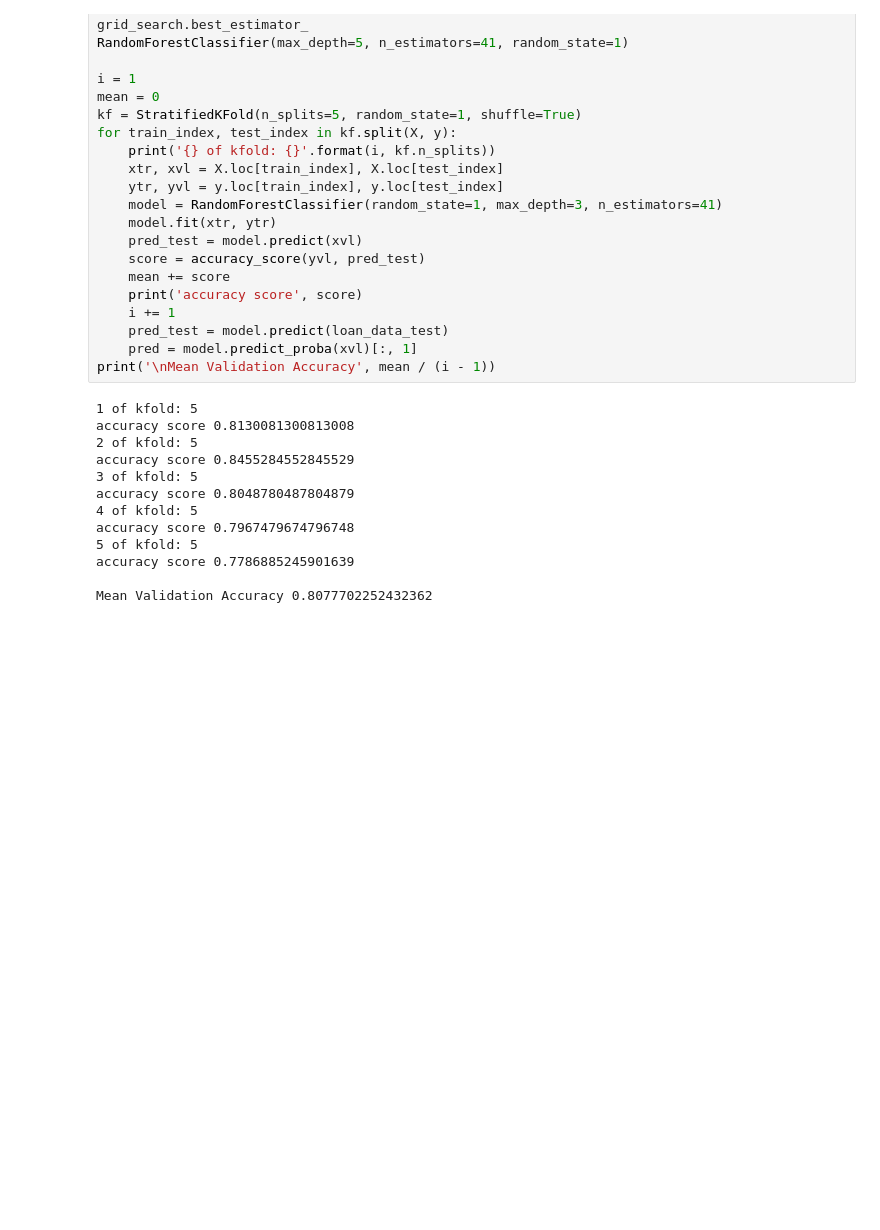
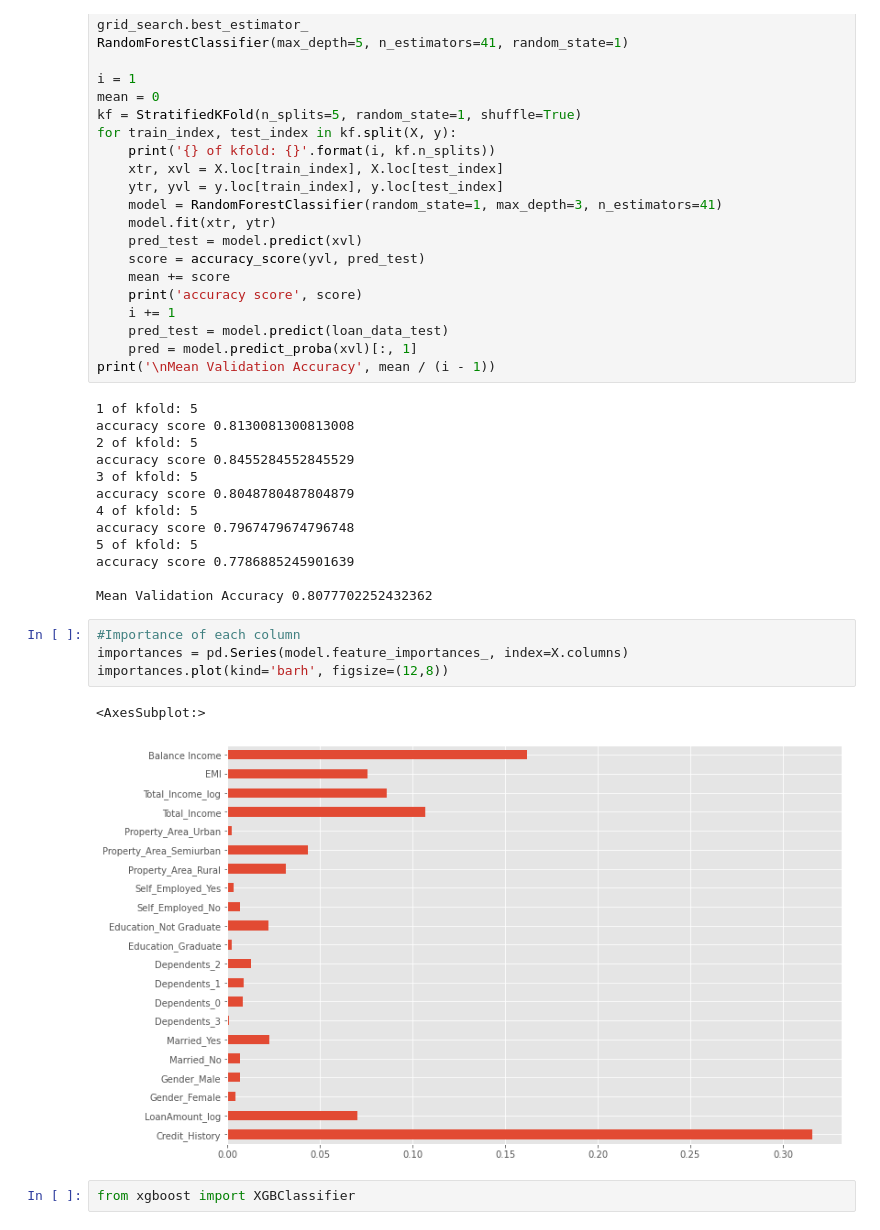
Before and after one commit to ew3g/loan-prediction, a Jupyter notebook: notebook.ipynb, the cells around one changed output. Saved outputs shown, nothing was run; the diff lists cells and outputs as text; blank space fills up the shorter version.

```diff
--- a/notebook.ipynb
+++ b/notebook.ipynb
@@ -689,3 +689,12 @@ accuracy score 0.7967479674796748
 accuracy score 0.7786885245901639
 
 Mean Validation Accuracy 0.8077702252432362
+# %%
+#Importance of each column
+importances = pd.Series(model.feature_importances_, index=X.columns)
+importances.plot(kind='barh', figsize=(12,8))
+# %% [output]
+<AxesSubplot:>
+[figure, added]
+# %%
+from xgboost import XGBClassifier
```
Also changed, not shown: parts of 1 cell of this notebook, 1 other file.
